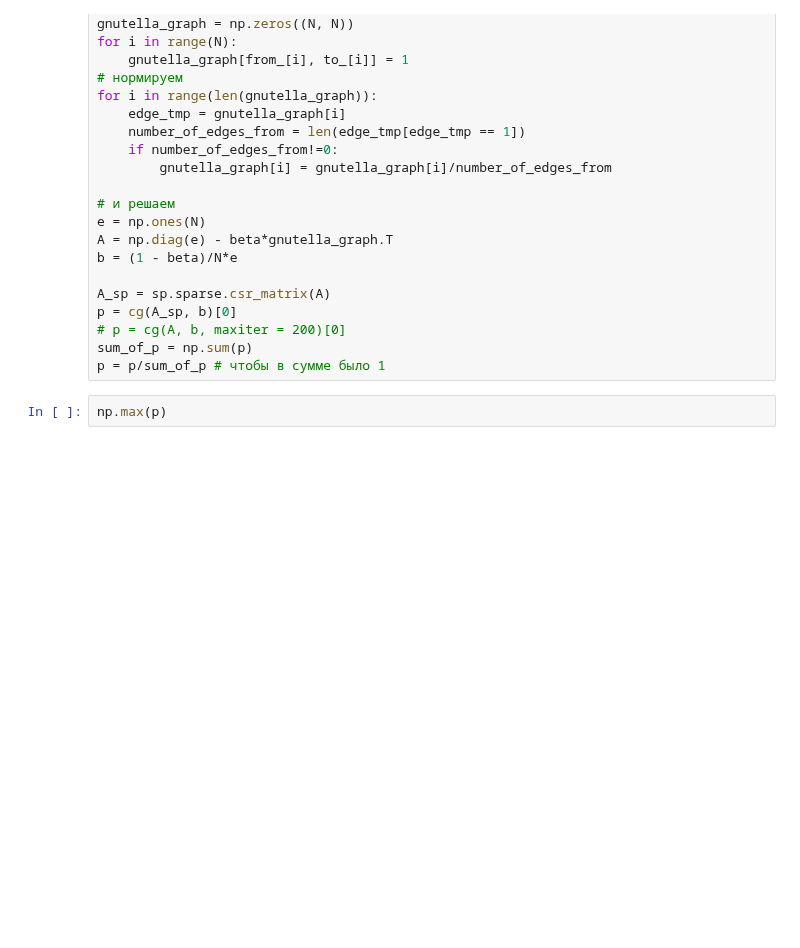
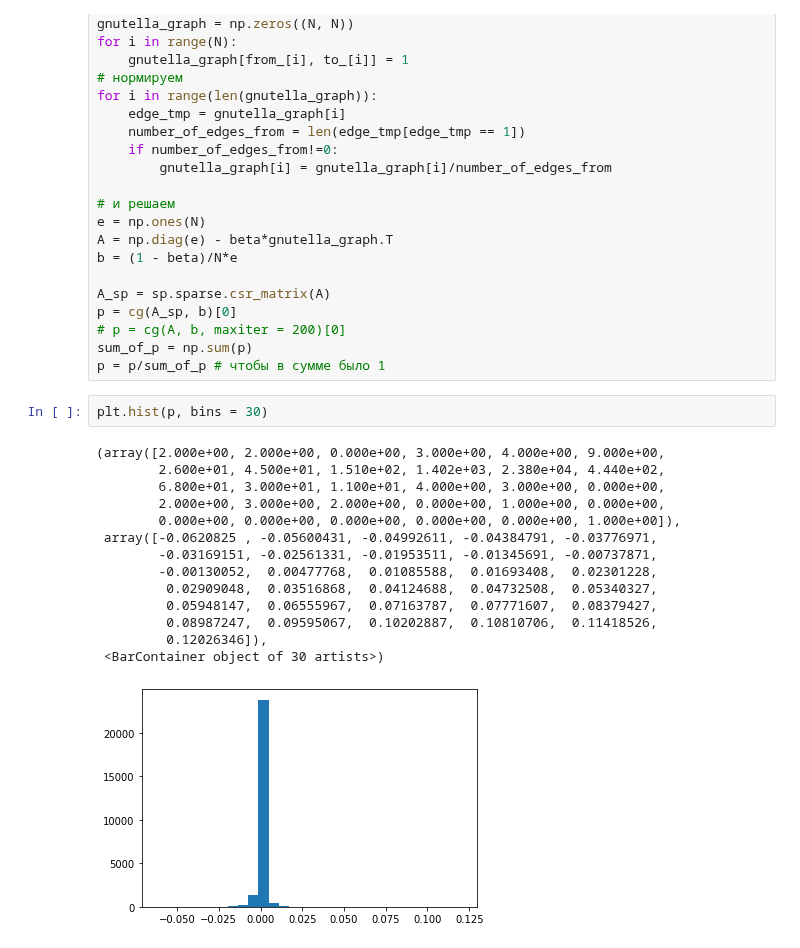
Before and after one commit to zugzvangg/SPC, a Jupyter notebook: numerics/HW5/HW5.ipynb, the cells around one changed output. Saved outputs shown, nothing was run; the diff lists cells and outputs as text; blank space fills up the shorter version.

```diff
--- a/numerics/HW5/HW5.ipynb
+++ b/numerics/HW5/HW5.ipynb
@@ -349,7 +349,22 @@ p = cg(A_sp, b)[0]
 # p = cg(A, b, maxiter = 200)[0]
 sum_of_p = np.sum(p)
 p = p/sum_of_p # чтобы в сумме было 1
-# %%
-np.max(p)
+# %%
+plt.hist(p, bins = 30)
+# %% [output]
+(array([2.000e+00, 2.000e+00, 0.000e+00, 3.000e+00, 4.000e+00, 9.000e+00,
+        2.600e+01, 4.500e+01, 1.510e+02, 1.402e+03, 2.380e+04, 4.440e+02,
+        6.800e+01, 3.000e+01, 1.100e+01, 4.000e+00, 3.000e+00, 0.000e+00,
+        2.000e+00, 3.000e+00, 2.000e+00, 0.000e+00, 1.000e+00, 0.000e+00,
+        0.000e+00, 0.000e+00, 0.000e+00, 0.000e+00, 0.000e+00, 1.000e+00]),
+ array([-0.0620825 , -0.05600431, -0.04992611, -0.04384791, -0.03776971,
+        -0.03169151, -0.02561331, -0.01953511, -0.01345691, -0.00737871,
+        -0.00130052,  0.00477768,  0.01085588,  0.01693408,  0.02301228,
+         0.02909048,  0.03516868,  0.04124688,  0.04732508,  0.05340327,
+         0.05948147,  0.06555967,  0.07163787,  0.07771607,  0.08379427,
+         0.08987247,  0.09595067,  0.10202887,  0.10810706,  0.11418526,
+         0.12026346]),
+ <BarContainer object of 30 artists>)
+[figure, added]
 # %%
 A@(p*sum_of_p)
```
Also changed, not shown: parts of 3 cells of this notebook.
